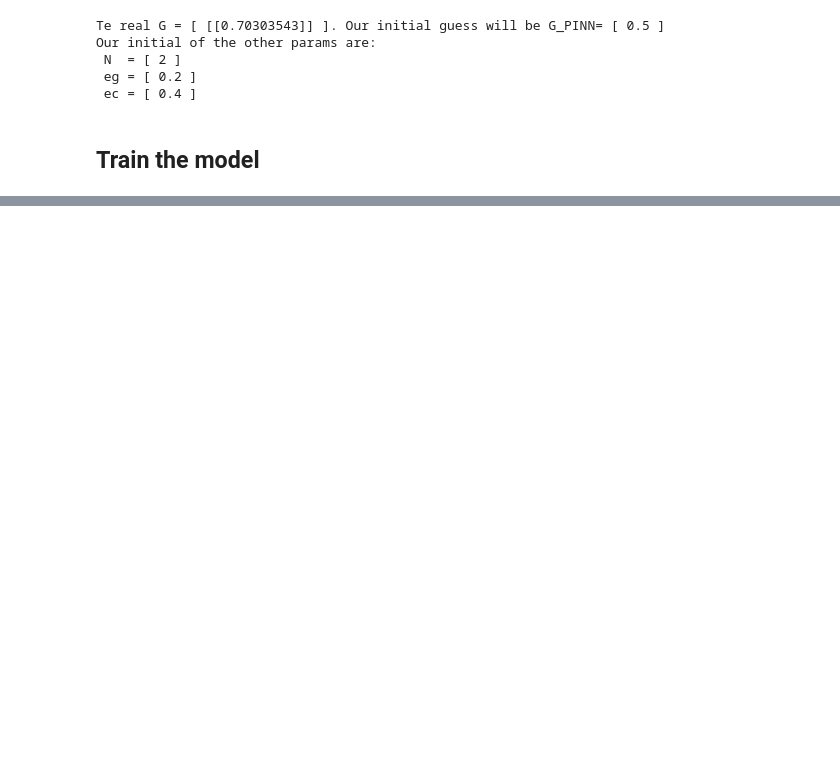
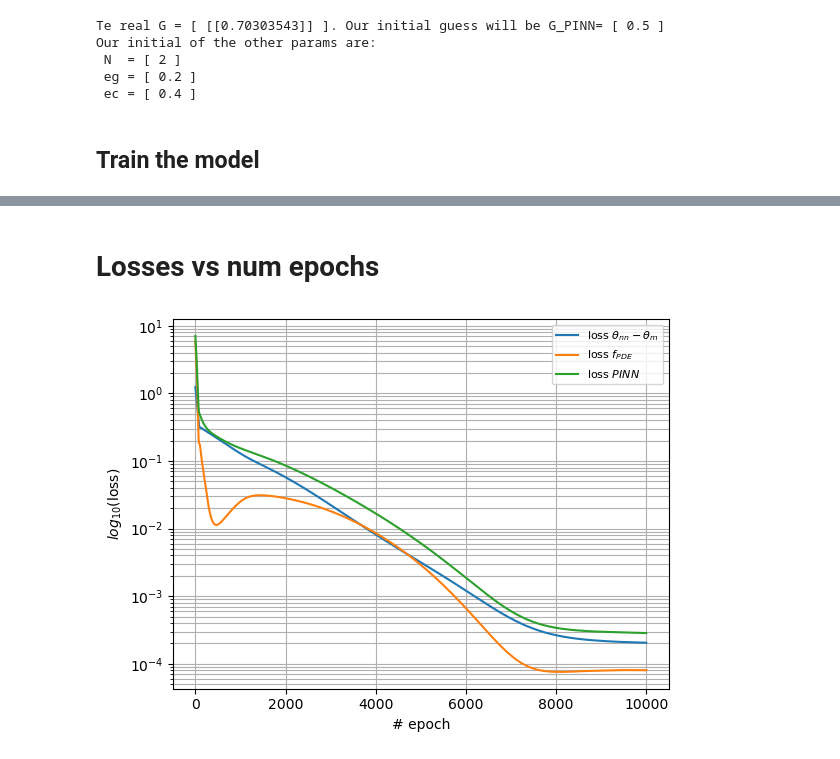
Before and after one commit to mvanzulli/Heat_Transfer_PINN, a Jupyter notebook: playground/Part2_torch.ipynb, the cells around one changed output, grey strips where cells are left out. Cells and saved outputs as stored; diff of their text form; code cells hidden in the pictures; blank space fills up the shorter version.

Commit message:
added part 2 in pytorch :sunny:

```diff
--- a/playground/Part2_torch.ipynb
+++ b/playground/Part2_torch.ipynb
@@ -84,10 +84,13 @@ random_sample = df_T.sample()
 G_real = random_sample[fields_G].to_numpy()
 T_real = random_sample[fields_T].to_numpy()
 X_real = np.linspace(0,1,T_real.shape[1]).reshape(-1,1)
+X_real = X_real.astype(np.float32)
+
 # compute theta
 T_inf = 27 + 273 #in K
 T_b = 127 + 273 #in K
 Theta_real = np.multiply(np.add(T_real, [-T_inf]), [1/(T_b - T_inf)]).T
+Theta_real = Theta_real.astype(np.float32)
 Theta_real = torch.from_numpy(Theta_real)
 # prin shapes
 print('Theta real shape is:',Theta_real.shape)
@@ -100,8 +103,8 @@ ub = max(X_real)
 print('lb is %.2f and ub is %.2f' % (lb,ub))
 N_u = Theta_real.shape[0]
 print("The number real points are", N_u)
-X_real.dtype
-Theta_real.dtype
+print(X_real.dtype)
+print(Theta_real.dtype)
 # %% [output]
 Theta real shape is: torch.Size([9, 1])
 X real shape is: (9, 1)
@@ -115,14 +119,15 @@ torch.float64
 N_f = 9 #Total number of collocation points
 f_hat = torch.zeros(N_f,1).to(device)
 print("The number of collocation points are", N_f)
-X_train_f = torch.linspace(lb[0],ub[0],N_f).reshape(-1,1)
+offset = .0001
+X_train_f = torch.linspace(lb[0] + offset,ub[0] - offset,N_f).reshape(-1,1)
 # %% [output]
 The number of collocation points are 9
 # %% [markdown]
 ## Model hyper parameters
 # %%
-steps = 20000
-lr = 1e-3
+steps = 10000
+lr = 1e-4
 input_dim = X_real.shape[1]
 output_dim = Theta_real.shape[1]
 layers = np.array([input_dim,20,20,20,20,20,20,20,20,output_dim]) #number of neurons for each layer
@@ -411,0 +417,18 @@ RuntimeError: Found dtype Double but expected Float
+# %% [markdown]
+# Losses vs num epochs
+# %%
+plt.cla()
+plt.plot(range(steps),loss_theta, label = r'loss $\theta_{nn} - \theta_{m}$')
+plt.plot(range(steps),loss_f, label = r'loss $f_{PDE}$')
+plt.plot(range(steps),loss_hist, label = r'loss $PINN$')
+# plt.plot(range(steps),loss_theta + loss_f)
+
+plt.legend(loc='upper right', prop={'size': 8})
+plt.xlabel('# epoch')
+plt.yscale('log')
+plt.ylabel(r'$log_{10}$(loss)')
+plt.grid(True, which="both", ls="-")
+# plt.savefig('part1_outputs/figures/loss_vs_nepoch_without_norm.png')
+plt.show()
+# %% [output]
+[figure, added]
```
Also changed, not shown: parts of 9 cells of this notebook.
